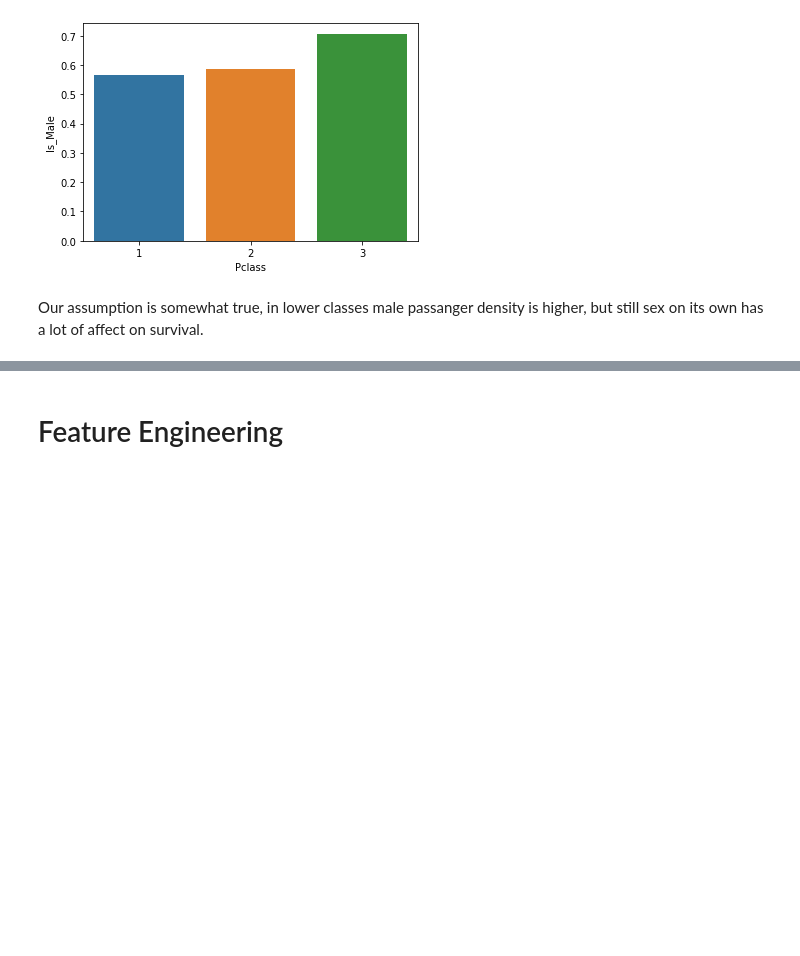
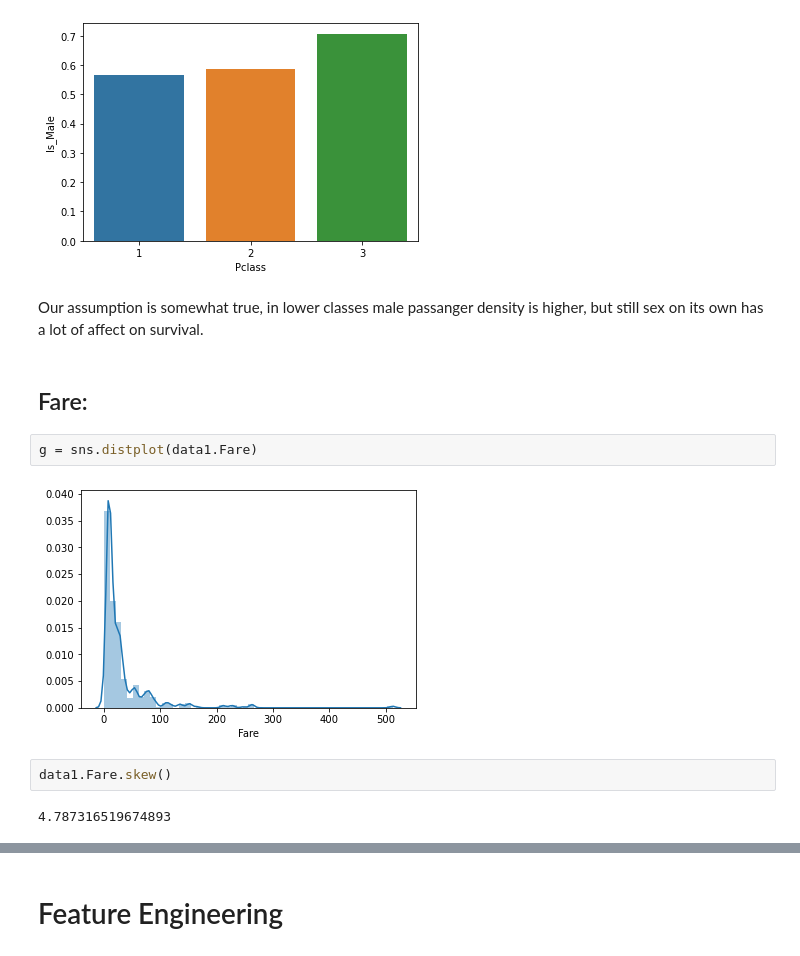
Before and after one commit to cucearda/TitanicProject, a Jupyter notebook: Titanic.ipynb, the cells around one changed output, grey strips where cells are left out. Cells and saved outputs as stored; diff of their text form; blank space fills up the shorter version.

```diff
--- a/Titanic.ipynb
+++ b/Titanic.ipynb
@@ -280,3 +280,13 @@ g = sns.barplot(x=grp.index, y=grp.Is_Male, data=grp)
 [figure]
 # %% [markdown]
 Our assumption is somewhat true, in lower classes male passanger density is higher, but still sex on its own has a lot of affect on survival.
+# %% [markdown]
+## Fare:
+# %%
+g = sns.distplot(data1.Fare)
+# %% [output]
+[figure, added]
+# %%
+data1.Fare.skew()
+# %% [output]
+4.787316519674893
```
Also changed, not shown: parts of 22 cells of this notebook.
